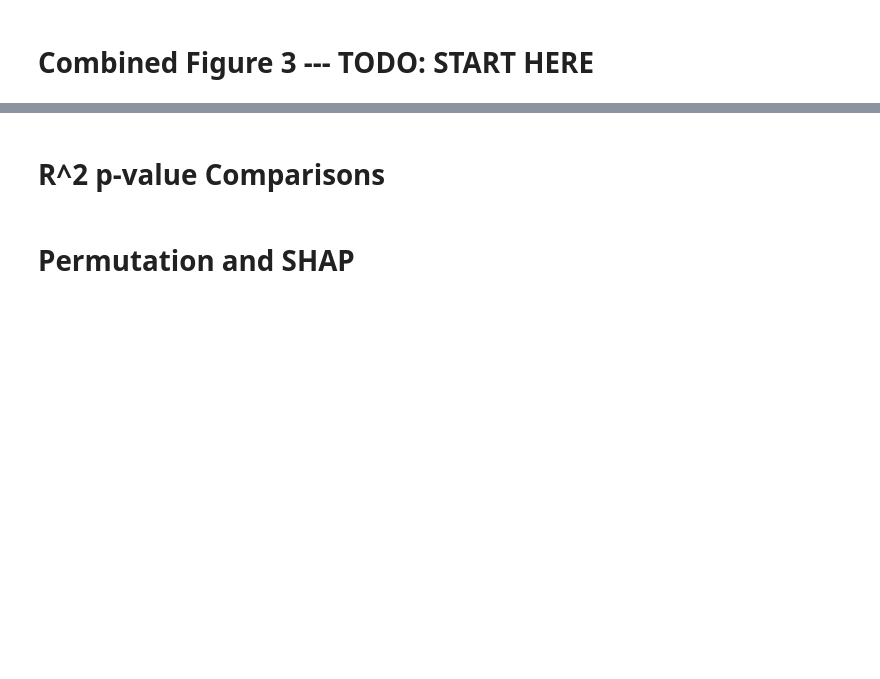
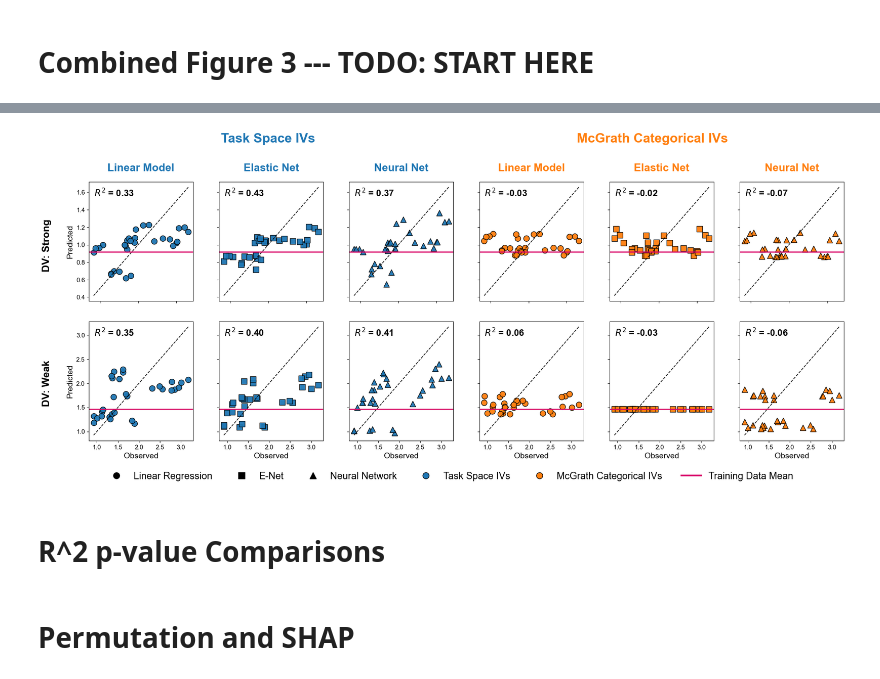
Before and after one commit to alicexcai/ontology-groupprediction, a Jupyter notebook: scripts/models.ipynb, the cells around one changed output, grey strips where cells are left out. Drawn from its saved outputs; the diff is of its cells as text; code cells hidden in the pictures; blank space fills up the shorter version.

Commit message:
model updates

```diff
--- a/scripts/models.ipynb
+++ b/scripts/models.ipynb
@@ -762,17 +762,17 @@ df_plot = pd.DataFrame(plot_rows)
 # %%
 # Map wave names to pretty x-axis labels
 wave_pretty = {
-    "Wave 1a": "Wave 1a (Train on 5 Tasks)",
-    "Wave 1": "Wave 1 (Train on 10 Tasks)",
-    "Wave 2": "Wave 2 (Train on 15 Tasks)"
+    "Wave 1a": "5",
+    "Wave 1": "10",
+    "Wave 2": "15"
 }
 df_plot["Wave_Label"] = df_plot["Wave"].map(wave_pretty)
 
 # For ordering on x-axis
 cat_order = [
-    "Wave 1a (Train on 5 Tasks)",
-    "Wave 1 (Train on 10 Tasks)",
-    "Wave 2 (Train on 15 Tasks)"
+    "5",
+    "10",
+    "15"
 ]
 
 # Hue color logic
@@ -819,9 +819,9 @@ g = sns.relplot(
 
 for ax in g.axes.flat:
     ax.set_ylabel("Out-of-Sample $R^2$", fontsize=14)
-    ax.set_xlabel("")
+    ax.set_xlabel("Number of Training Tasks", fontsize=14)
     ax.set_xticks(cat_order)
-    ax.set_xticklabels(cat_order, rotation=20, ha='right', fontsize=12)
+    ax.set_xticklabels(cat_order, ha='center', fontsize=14)
     ax.axhline(0, color='black', linestyle=':', linewidth=1.4)
 for i, dv_type in enumerate(["strong", "weak"]):
     g.axes[0][i].set_title(facet_title[dv_type], fontsize=18, fontweight='bold')
@@ -835,0 +952,8 @@ plt.show()
+# %%
+plot_group_advantage_pred_vs_obs_strong_weak(MODELS,
+                                 "Wave 2",
+                                 TRAIN_TEST_DATA,
+                                 basic_IVs,
+                                 categorical_IVs,
+                                 custom_r2)
+# %% [output]
@@ -836 +964,2 @@ plt.show()
+[figure, added]
 # %%
```
Also changed, not shown: parts of 5 cells of this notebook.
